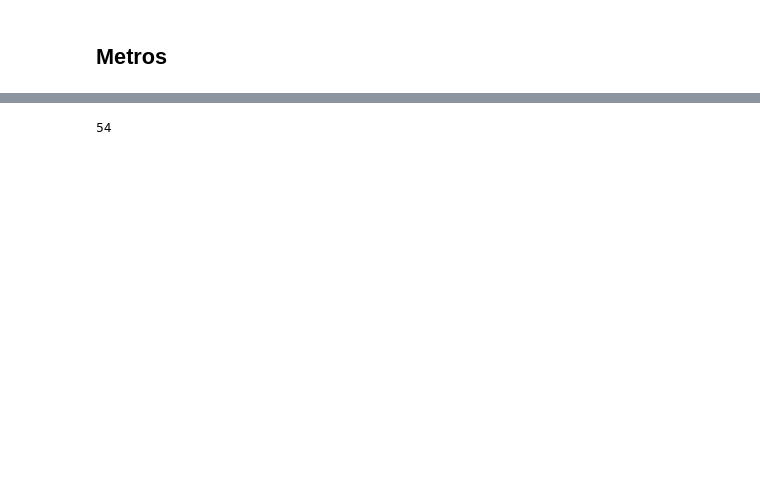
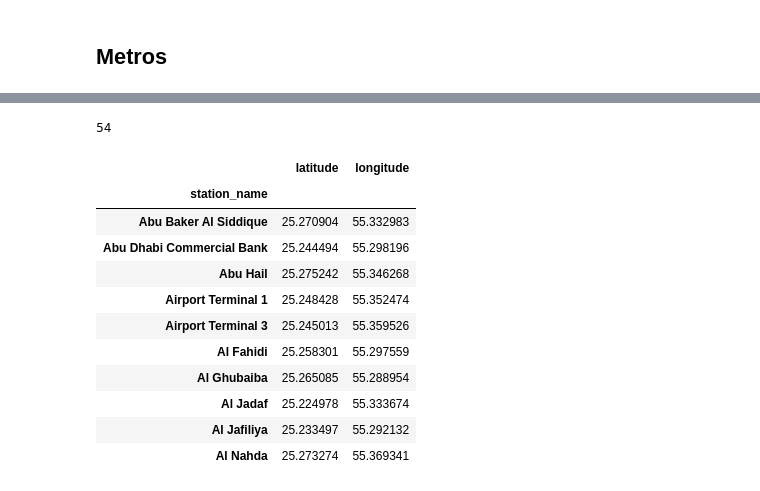
Before and after one commit to FardinAhsan146/DubaiHousingPriceDS, a Jupyter notebook: datacleaning_nb0.ipynb, the cells around one changed output, grey strips where cells are left out. Cells and saved outputs as stored; diff of their text form; code cells hidden in the pictures; blank space fills up the shorter version.

```diff
--- a/name_mapping.ipynb
+++ b/datacleaning_nb0.ipynb
@@ -178,4 +203,19 @@ metro_venues.head(20)
-# %%
-metro_venues['stationname'].nunique()
-# %% [output]
-54
+# %%
+df_metro['station_name'].nunique()
+# %% [output]
+54
+# %%
+df_metro.groupby('station_name').first()[['latitude','longitude']].head(10)
+# %% [output]
+|  | latitude | longitude |
+| station_name |  |  |
+| Abu Baker Al Siddique | 25.270904 | 55.332983 |
+| Abu Dhabi Commercial Bank | 25.244494 | 55.298196 |
+| Abu Hail | 25.275242 | 55.346268 |
+| Airport Terminal 1 | 25.248428 | 55.352474 |
+| Airport Terminal 3 | 25.245013 | 55.359526 |
+| Al Fahidi | 25.258301 | 55.297559 |
+| Al Ghubaiba | 25.265085 | 55.288954 |
+| Al Jadaf | 25.224978 | 55.333674 |
+| Al Jafiliya | 25.233497 | 55.292132 |
+| Al Nahda | 25.273274 | 55.369341 |
```
Also changed, not shown: parts of 18 cells of this notebook, 2 other files.
